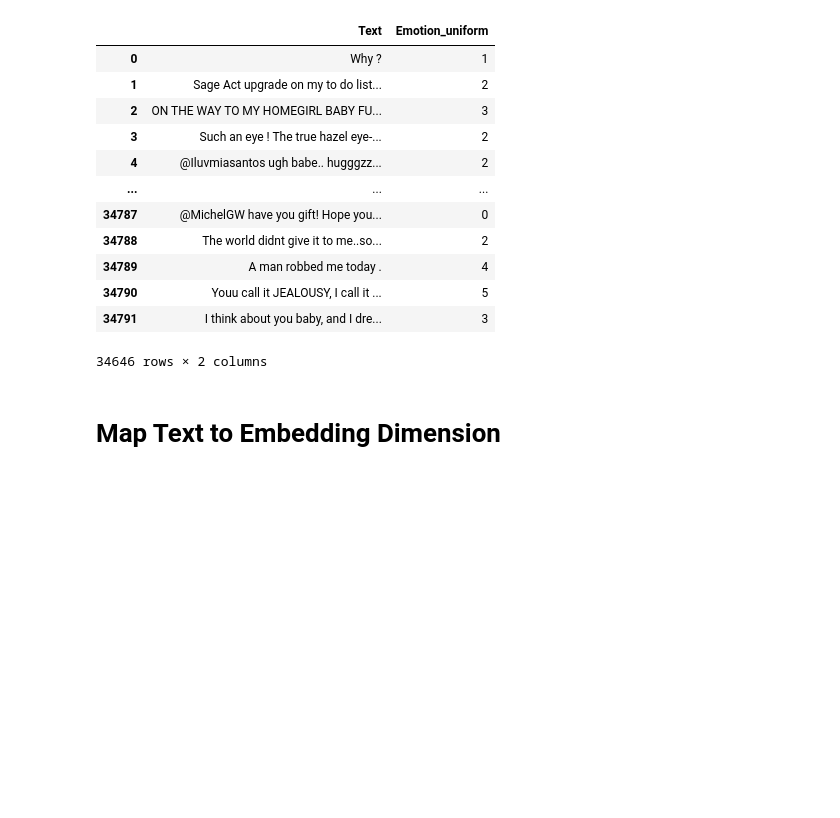
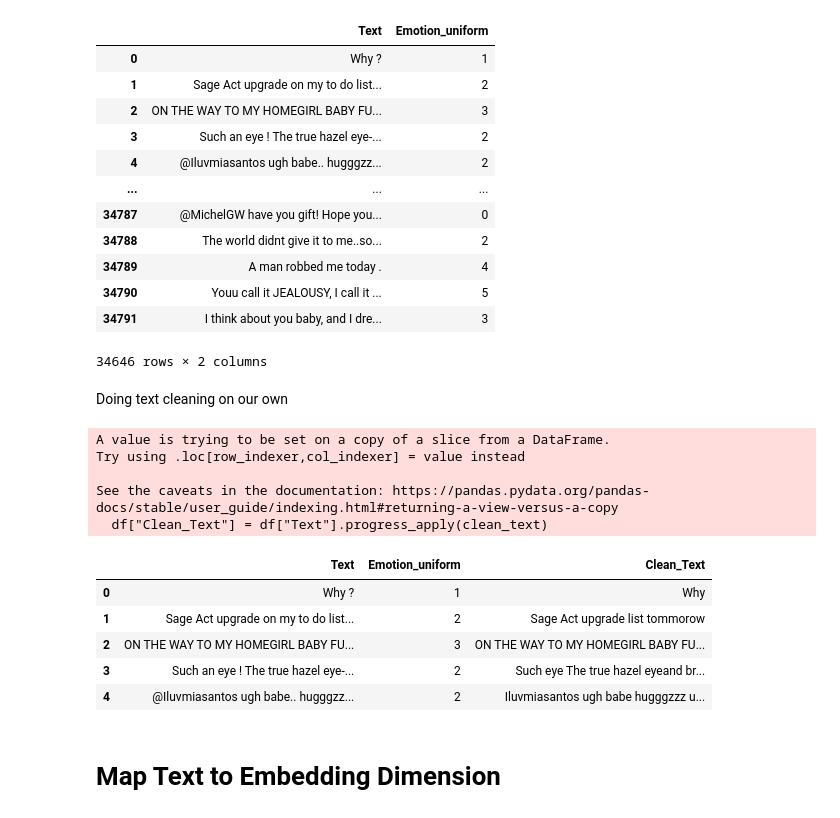
Before and after one commit to Mingtaros/Emotion_Classifier_from_Speech_Text, a Jupyter notebook: Emotion Text Classifier.ipynb, the cells around one changed output. Drawn from its saved outputs; the diff is of its cells as text; code cells hidden in the pictures; blank space fills up the shorter version.

```diff
--- a/Emotion Text Classifier.ipynb
+++ b/Emotion Text Classifier.ipynb
@@ -68,3 +71,6 @@ See the caveats in the documentation: https://pandas.pydata.org/pandas-docs/stab
 | 2 | 2 | sadness | ON THE WAY TO MY HOMEGIRL BABY FU... | WAY HOMEGIRL BABY FUNERAL MAN HAT... | 3 |
 | 3 | 3 | joy | Such an eye ! The true hazel eye-... | eye true hazel eyeand brilliant R... | 2 |
 | 4 | 4 | joy | @Iluvmiasantos ugh babe.. hugggzz... | ugh babe hugggzzz u babe naamazed... | 2 |
+# %%
+# impute any nan text to empty string
+df["Clean_Text"] = df["Clean_Text"].fillna("")
@@ -91,5 +103,46 @@ df
 | 34790 | Youu call it JEALOUSY, I call it ... | 5 |
 | 34791 | I think about you baby, and I dre... | 3 |
 34646 rows × 2 columns
+# %% [markdown]
+Doing text cleaning on our own
+# %%
+import nltk
+import string
+from nltk import word_tokenize
+from nltk.corpus import stopwords
+from nltk.stem import WordNetLemmatizer
+from nltk.tokenize.treebank import TreebankWordDetokenizer
+
+stop_words = stopwords.words('english')
+lemmatizer = WordNetLemmatizer()
+detokenizer = TreebankWordDetokenizer()
+# %%
+def clean_text(text):
+    # remove punctuation
+    text = text.translate(str.maketrans('', '', string.punctuation))
+    text = word_tokenize(text)
+    # remove stopwords
+    text = [token for token in text if token not in stop_words]
+    # lemmatizer
+    text = [lemmatizer.lemmatize(token) for token in text]
+
+    return detokenizer.detokenize(text).strip()
+# %%
+df["Clean_Text"] = df["Text"].progress_apply(clean_text)
+# %% [output]
+A value is trying to be set on a copy of a slice from a DataFrame.
+Try using .loc[row_indexer,col_indexer] = value instead
+
+See the caveats in the documentation: https://pandas.pydata.org/pandas-docs/stable/user_guide/indexing.html#returning-a-view-versus-a-copy
+  df["Clean_Text"] = df["Text"].progress_apply(clean_text)
+# %%
+df.head()
+# %% [output]
+|  | Text | Emotion_uniform | Clean_Text |
+| 0 | Why ? | 1 | Why |
+| 1 | Sage Act upgrade on my to do list... | 2 | Sage Act upgrade list tommorow |
+| 2 | ON THE WAY TO MY HOMEGIRL BABY FU... | 3 | ON THE WAY TO MY HOMEGIRL BABY FU... |
+| 3 | Such an eye ! The true hazel eye-... | 2 | Such eye The true hazel eyeand br... |
+| 4 | @Iluvmiasantos ugh babe.. hugggzz... | 2 | Iluvmiasantos ugh babe hugggzzz u... |
 # %% [markdown]
 # Map Text to Embedding Dimension
```
Also changed, not shown: parts of 32 cells of this notebook, 2 other files.
